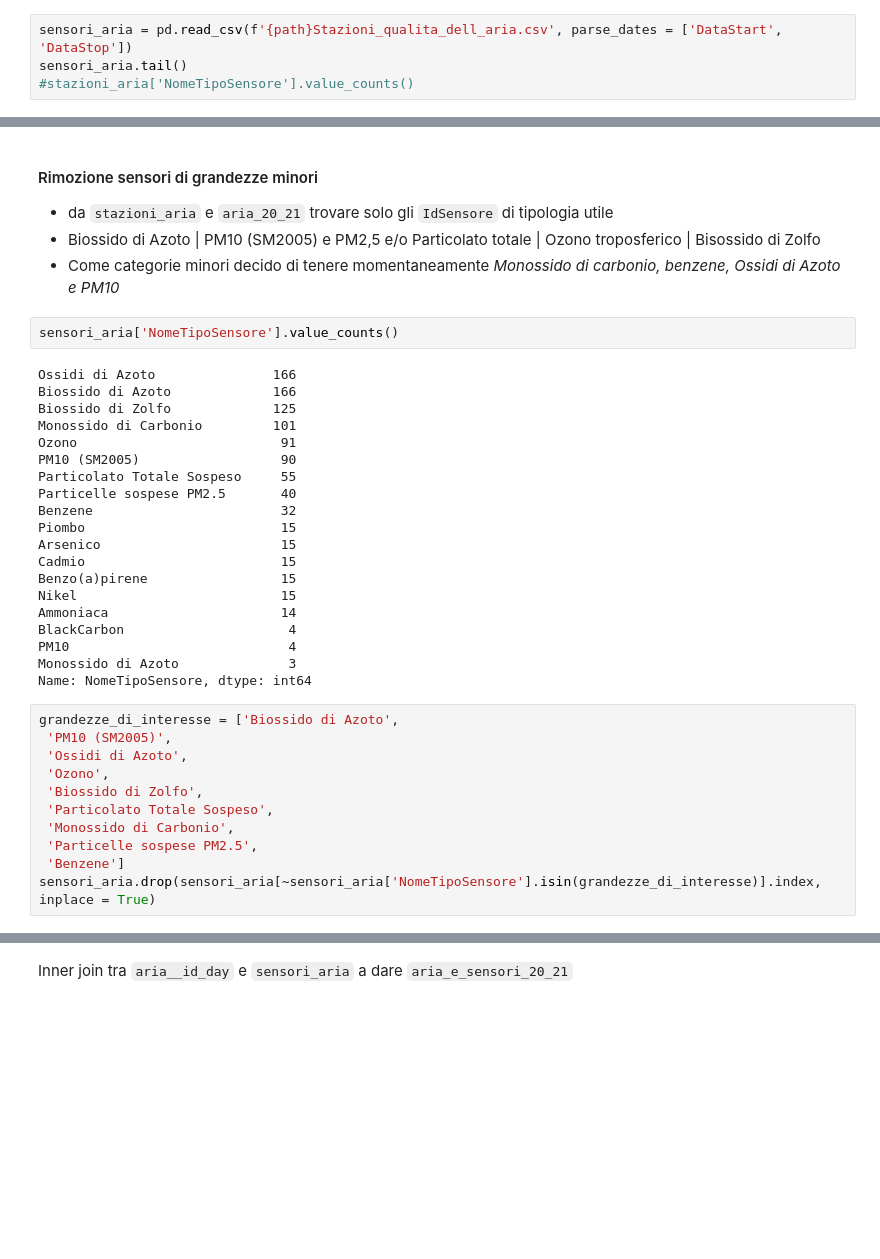
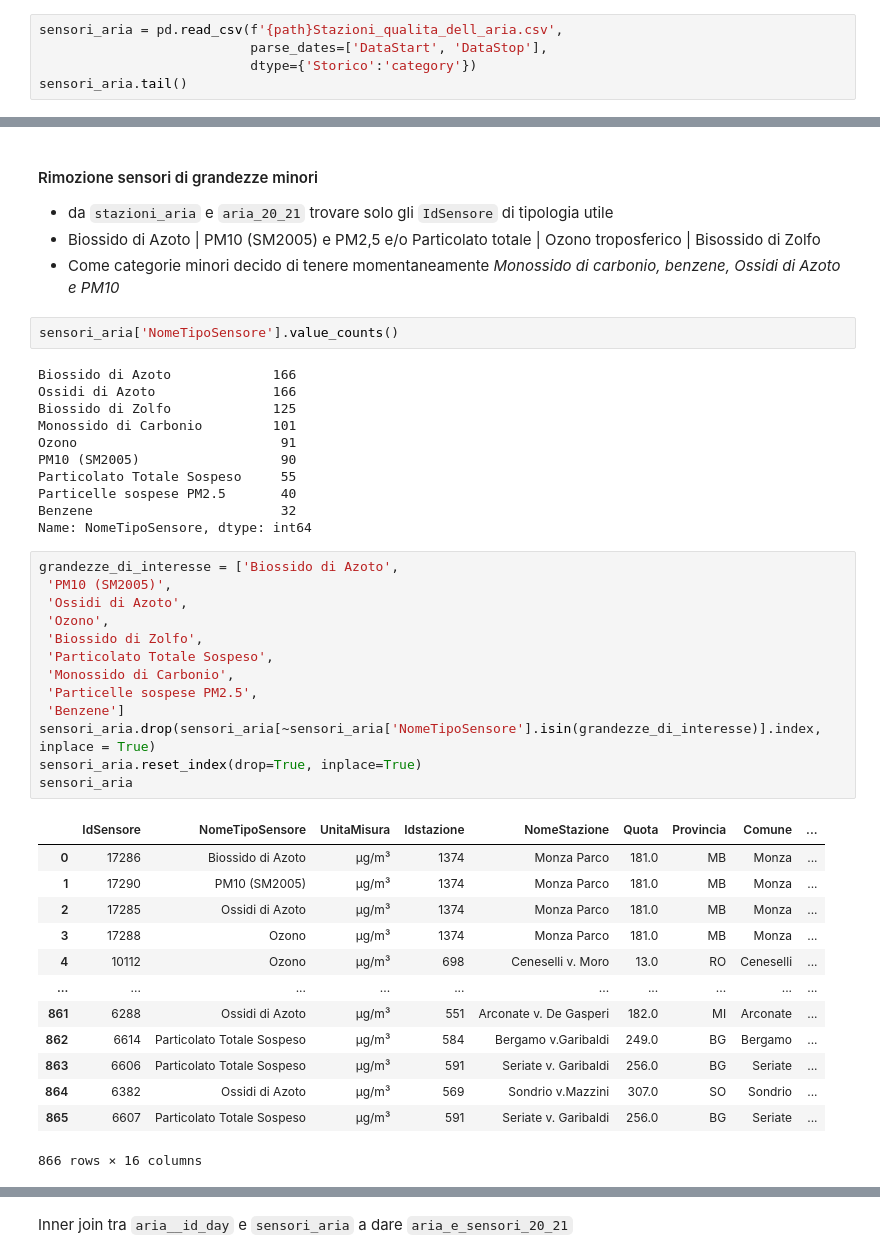
Before and after one commit to giocoal/air-quality-milano-interactive-data-visualization-tableau, a Jupyter notebook: Data_Visualization_project_21_22.ipynb, the cells around one changed output, grey strips where cells are left out. Cells and saved outputs as stored; diff of their text form; blank space fills up the shorter version.

```diff
--- a/Data_Visualization_project_21_22.ipynb
+++ b/Data_Visualization_project_21_22.ipynb
@@ -213,9 +218,10 @@ aria_20_21.tail()
     - (latitudine°, longitudine°)
     - Posizione
 # %%
-sensori_aria = pd.read_csv(f'{path}Stazioni_qualita_dell_aria.csv', parse_dates = ['DataStart', 'DataStop'])
+sensori_aria = pd.read_csv(f'{path}Stazioni_qualita_dell_aria.csv',
+                           parse_dates=['DataStart', 'DataStop'],
+                           dtype={'Storico':'category'})
 sensori_aria.tail()
-#stazioni_aria['NomeTipoSensore'].value_counts()
 # %% [output]
 |  | IdSensore | NomeTipoSensore | UnitaMisura | Idstazione | NomeStazione | Quota | Provincia | Comune | ... |
 | 961 | 6606 | Particolato Totale Sospeso | µg/m³ | 591 | Seriate v. Garibaldi | 256.0 | BG | Seriate | ... |
@@ -347,8 +330,8 @@ aria_20_21.shape
 # %%
 sensori_aria['NomeTipoSensore'].value_counts()
 # %% [output]
+Biossido di Azoto             166
 Ossidi di Azoto               166
-Biossido di Azoto             166
 Biossido di Zolfo             125
 Monossido di Carbonio         101
 Ozono                          91
@@ -356,24 +339,31 @@ PM10 (SM2005)                  90
 Particolato Totale Sospeso     55
 Particelle sospese PM2.5       40
 Benzene                        32
-Piombo                         15
-Arsenico                       15
-Cadmio                         15
-Benzo(a)pirene                 15
-Nikel                          15
-Ammoniaca                      14
-BlackCarbon                     4
-PM10                            4
-Monossido di Azoto              3
 Name: NomeTipoSensore, dtype: int64
 # %%
 grandezze_di_interesse = ['Biossido di Azoto',
  'PM10 (SM2005)',
  'Ossidi di Azoto',
  'Ozono',
  'Biossido di Zolfo',
  'Particolato Totale Sospeso',
  'Monossido di Carbonio',
  'Particelle sospese PM2.5',
  'Benzene']
 sensori_aria.drop(sensori_aria[~sensori_aria['NomeTipoSensore'].isin(grandezze_di_interesse)].index, inplace = True)
+sensori_aria.reset_index(drop=True, inplace=True)
+sensori_aria
+# %% [output]
+|  | IdSensore | NomeTipoSensore | UnitaMisura | Idstazione | NomeStazione | Quota | Provincia | Comune | ... |
+| 0 | 17286 | Biossido di Azoto | µg/m³ | 1374 | Monza Parco | 181.0 | MB | Monza | ... |
+| 1 | 17290 | PM10 (SM2005) | µg/m³ | 1374 | Monza Parco | 181.0 | MB | Monza | ... |
+| 2 | 17285 | Ossidi di Azoto | µg/m³ | 1374 | Monza Parco | 181.0 | MB | Monza | ... |
+| 3 | 17288 | Ozono | µg/m³ | 1374 | Monza Parco | 181.0 | MB | Monza | ... |
+| 4 | 10112 | Ozono | µg/m³ | 698 | Ceneselli v. Moro | 13.0 | RO | Ceneselli | ... |
+| ... | ... | ... | ... | ... | ... | ... | ... | ... | ... |
+| 861 | 6288 | Ossidi di Azoto | µg/m³ | 551 | Arconate v. De Gasperi | 182.0 | MI | Arconate | ... |
+| 862 | 6614 | Particolato Totale Sospeso | µg/m³ | 584 | Bergamo v.Garibaldi | 249.0 | BG | Bergamo | ... |
+| 863 | 6606 | Particolato Totale Sospeso | µg/m³ | 591 | Seriate v. Garibaldi | 256.0 | BG | Seriate | ... |
+| 864 | 6382 | Ossidi di Azoto | µg/m³ | 569 | Sondrio v.Mazzini | 307.0 | SO | Sondrio | ... |
+| 865 | 6607 | Particolato Totale Sospeso | µg/m³ | 591 | Seriate v. Garibaldi | 256.0 | BG | Seriate | ... |
+866 rows × 16 columns
```
Also changed, not shown: parts of 65 cells of this notebook.
